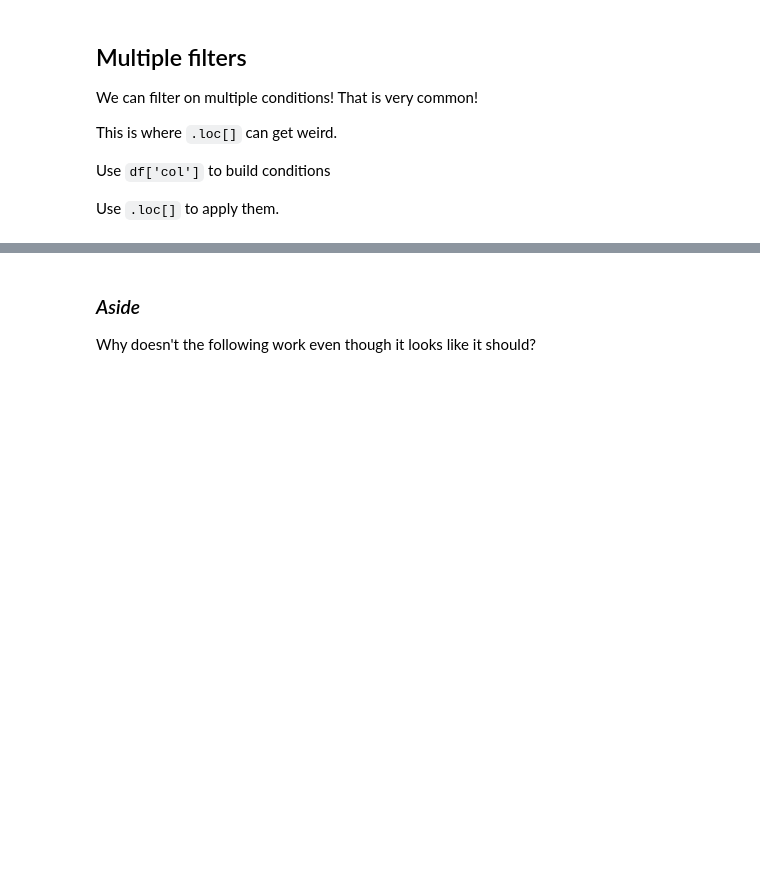
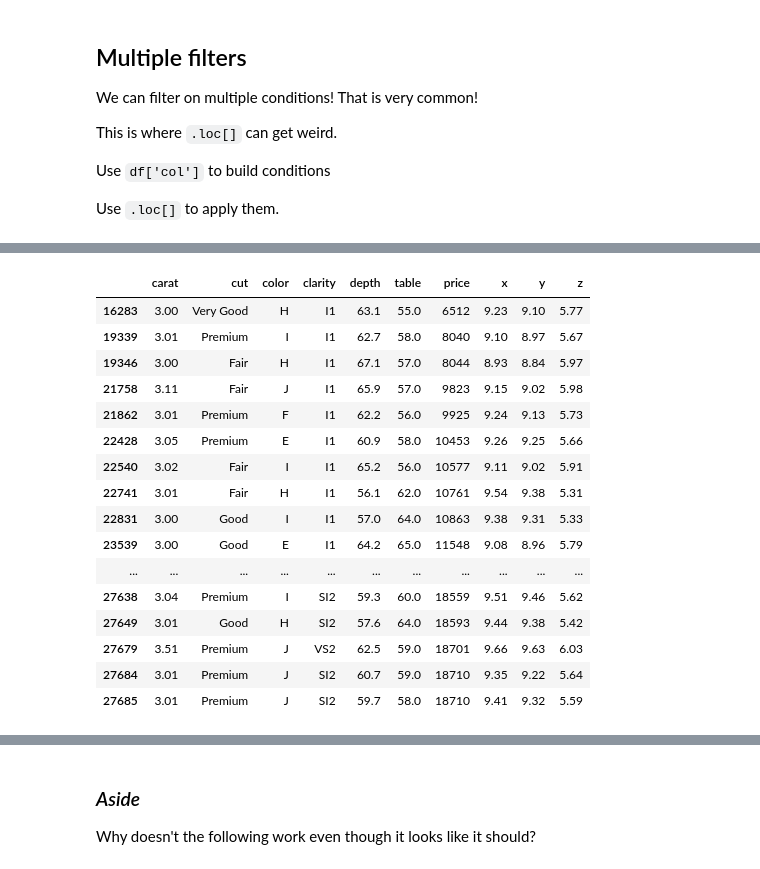
Before and after one commit to ritika-1412/3.02-more-pandas-intro-numpy, a Jupyter notebook: notebooks/starter-code.ipynb, the cells around one changed output, grey strips where cells are left out. Saved outputs shown, nothing was run; the diff lists cells and outputs as text; code cells hidden in the pictures; blank space fills up the shorter version.

```diff
--- a/notebooks/starter-code.ipynb
+++ b/notebooks/starter-code.ipynb
@@ -11,4 +13,5 @@
 # %%
 # Read in the diamonds dataset
+df = pd.read_csv(Path("..") / "data" / "raw" /"diamonds.csv")
 # %%
 # check for missing values
@@ -67,0 +240,23 @@ Use `.loc[]` to apply them.
+# %%
+# Between
+greater_than_1_carat = df['carat'] >= 1
+less_than_3_carat = df['carat'] >= 3
+df[greater_than_1_carat & less_than_3_carat]
+# %% [output]
+|  | carat | cut | color | clarity | depth | table | price | x | y | z |
+| 16283 | 3.00 | Very Good | H | I1 | 63.1 | 55.0 | 6512 | 9.23 | 9.10 | 5.77 |
+| 19339 | 3.01 | Premium | I | I1 | 62.7 | 58.0 | 8040 | 9.10 | 8.97 | 5.67 |
+| 19346 | 3.00 | Fair | H | I1 | 67.1 | 57.0 | 8044 | 8.93 | 8.84 | 5.97 |
+| 21758 | 3.11 | Fair | J | I1 | 65.9 | 57.0 | 9823 | 9.15 | 9.02 | 5.98 |
+| 21862 | 3.01 | Premium | F | I1 | 62.2 | 56.0 | 9925 | 9.24 | 9.13 | 5.73 |
+| 22428 | 3.05 | Premium | E | I1 | 60.9 | 58.0 | 10453 | 9.26 | 9.25 | 5.66 |
+| 22540 | 3.02 | Fair | I | I1 | 65.2 | 56.0 | 10577 | 9.11 | 9.02 | 5.91 |
+| 22741 | 3.01 | Fair | H | I1 | 56.1 | 62.0 | 10761 | 9.54 | 9.38 | 5.31 |
+| 22831 | 3.00 | Good | I | I1 | 57.0 | 64.0 | 10863 | 9.38 | 9.31 | 5.33 |
+| 23539 | 3.00 | Good | E | I1 | 64.2 | 65.0 | 11548 | 9.08 | 8.96 | 5.79 |
+| ... | ... | ... | ... | ... | ... | ... | ... | ... | ... | ... |
+| 27638 | 3.04 | Premium | I | SI2 | 59.3 | 60.0 | 18559 | 9.51 | 9.46 | 5.62 |
+| 27649 | 3.01 | Good | H | SI2 | 57.6 | 64.0 | 18593 | 9.44 | 9.38 | 5.42 |
+| 27679 | 3.51 | Premium | J | VS2 | 62.5 | 59.0 | 18701 | 9.66 | 9.63 | 6.03 |
+| 27684 | 3.01 | Premium | J | SI2 | 60.7 | 59.0 | 18710 | 9.35 | 9.22 | 5.64 |
+| 27685 | 3.01 | Premium | J | SI2 | 59.7 | 58.0 | 18710 | 9.41 | 9.32 | 5.59 |
```
Also changed, not shown: parts of 58 cells of this notebook, 1 other file.
